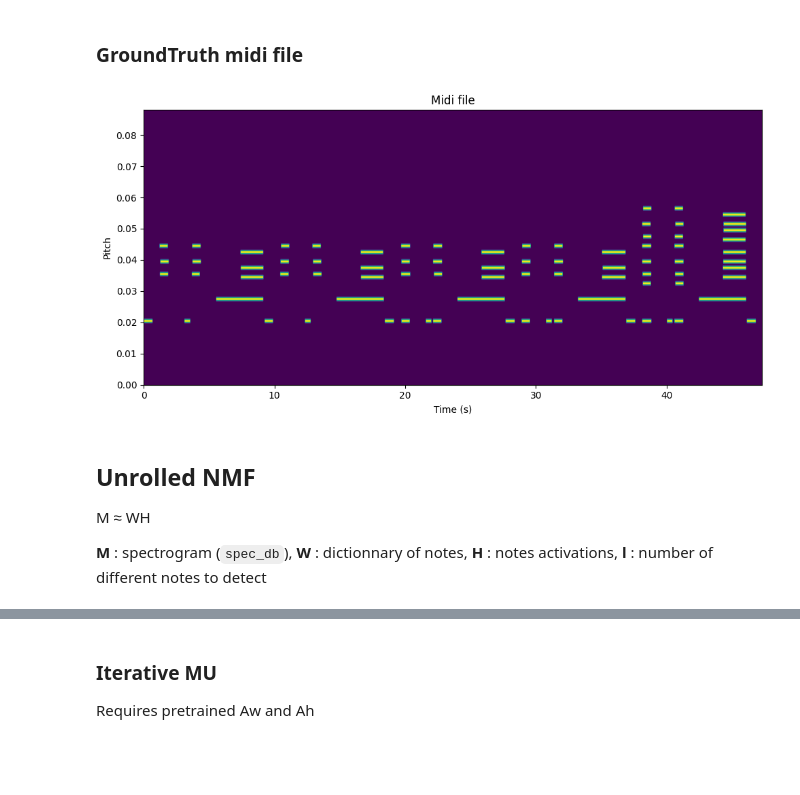
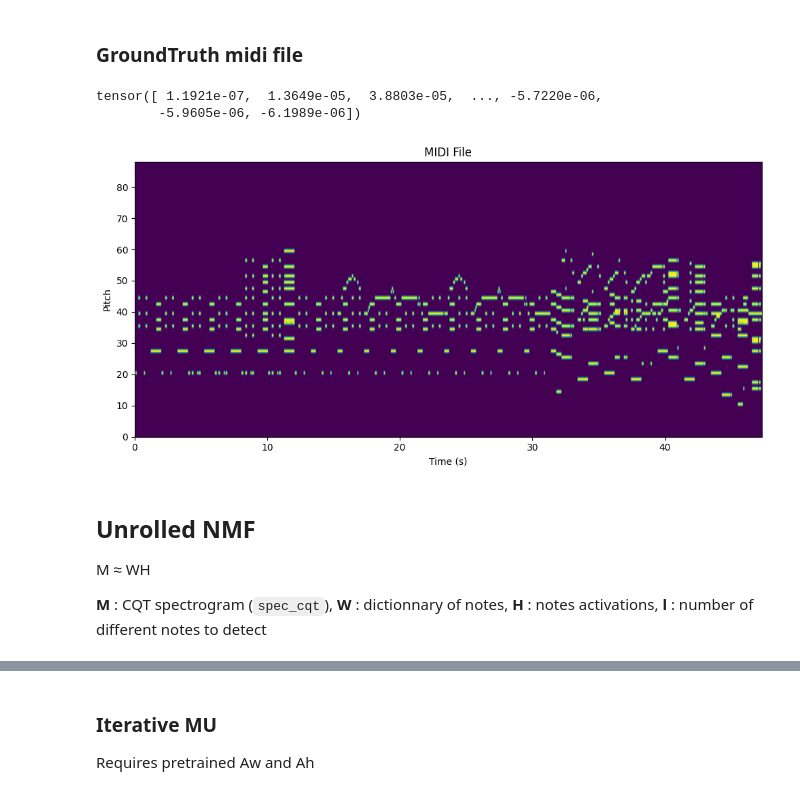
Before and after one commit to edabier/Unrolled-NMF, a Jupyter notebook: nmf.ipynb, the cells around one changed output, grey strips where cells are left out. Cells and saved outputs as stored; diff of their text form; code cells hidden in the pictures; blank space fills up the shorter version.

```diff
--- a/nmf.ipynb
+++ b/nmf.ipynb
@@ -11,8 +12,8 @@ import utils
 import scipy.signal
 # %%
 file_name  = "take-five"
-audio_file = f"{file_name}.wav"
-midi_file  = f"{file_name}.mid"
+audio_file = f"data/{file_name}.wav"
+midi_file  = f"data/{file_name}.mid"
 waveform, sample_rate = torchaudio.load(audio_file)
 
 # Convert to mono if stereo
@@ -28,4 +29,4 @@ n_fft           = 1024
 hop_length      = 512
 min_mag         = 1e-5
 
-spec_db, spec_np, times, frequencies = utils.spectrogram(waveform, sample_rate, n_fft, hop_length, min_mag)
+spec_stft, spec_np, times_stft, freq_stft = spec.stft_spec(waveform, sample_rate, n_fft, hop_length, min_mag)
@@ -68,15 +73,18 @@ utils.vis_cqt_spectrogram(spec_db_cqt, times_cqt, frequencies_cqt, start, stop,
 # %% [markdown]
 ### GroundTruth midi file
 # %%
-midi = utils.midi_to_pianoroll(midi_file, spec_db.shape[1], hop_length, sample_rate)
-utils.vis_midi(midi, times, 0, times[-1])
+midi_path = "data/take-five.mid"
+midi, times_midi = spec.midi_to_pianoroll(midi_path, waveform, spec_stft.shape[1], hop_length, sample_rate)
+spec.vis_midi(midi, times_midi, 0, times_midi[-1])
 # %% [output]
+tensor([ 1.1921e-07,  1.3649e-05,  3.8803e-05,  ..., -5.7220e-06,
+        -5.9605e-06, -6.1989e-06])
-[figure, old version]
+[figure, new version]
 # %% [markdown]
 ## Unrolled NMF
 
 M ≈ WH
 
-**M** : spectrogram (`spec_db`), **W** : dictionnary of notes, **H** : notes activations, **l** : number of different notes to detect
+**M** : CQT spectrogram (`spec_cqt`), **W** : dictionnary of notes, **H** : notes activations, **l** : number of different notes to detect
 # %%
 # Init
```
Also changed, not shown: parts of 17 cells of this notebook, 11 other files.
